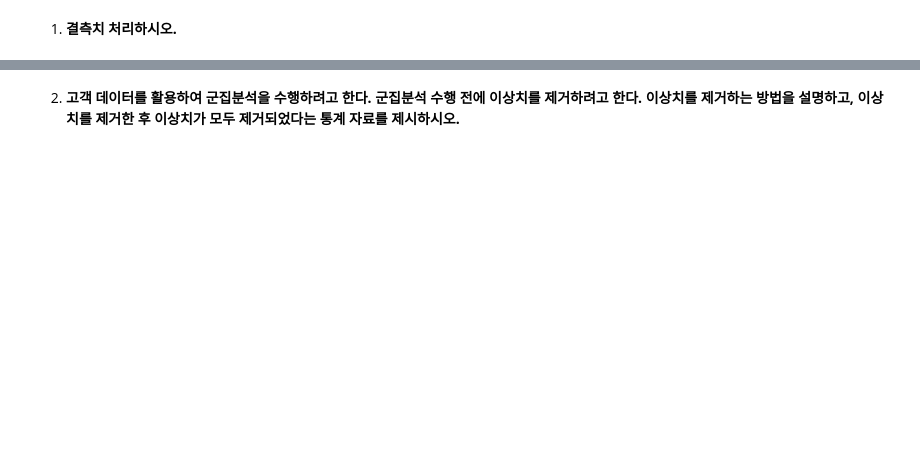
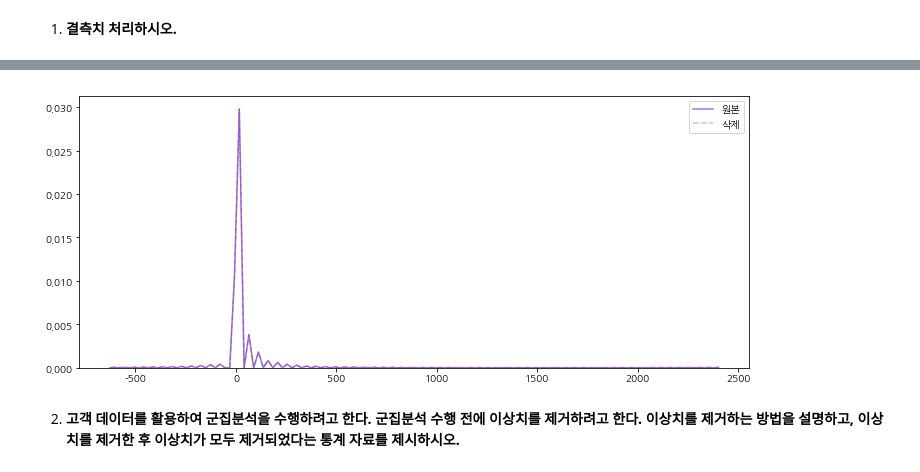
Before and after one commit to qiwerr1004/ADP_go, a Jupyter notebook: 26/ADP26_문제.ipynb, the cells around one changed output, grey strips where cells are left out. Drawn from its saved outputs; the diff is of its cells as text; code cells hidden in the pictures; blank space fills up the shorter version.

```diff
--- a/26/ADP26_문제.ipynb
+++ b/26/ADP26_문제.ipynb
@@ -24,0 +34,4 @@
+# %%
+df = pd.read_csv('./problem1.csv')
+print(df.info())
+display(df.head(2))
@@ -27,2 +74,13 @@
+# %%
+df1 = df.copy()
+df1 = df1.dropna()
+
+fig, ax = plt.subplots(1, 1, figsize=(12, 5))
+
+sns.kdeplot(data=df['Quantity'], ax=ax, ls='-', color='b', label='원본', alpha=0.5)
+sns.kdeplot(data=df1['Quantity'], ax=ax, ls='--', color='r', label='삭제', alpha=0.3)
+plt.show()
+# %% [output]
+[figure, added]
 # %% [markdown]
 2.  **고객 데이터를 활용하여 군집분석을 수행하려고 한다. 군집분석 수행 전에 이상치를 제거하려고 한다. 이상치를 제거하는 방법을 설명하고, 이상치를 제거한 후 이상치가 모두 제거되었다는 통계 자료를 제시하시오.**
```
Also changed, not shown: parts of 67 cells of this notebook.
